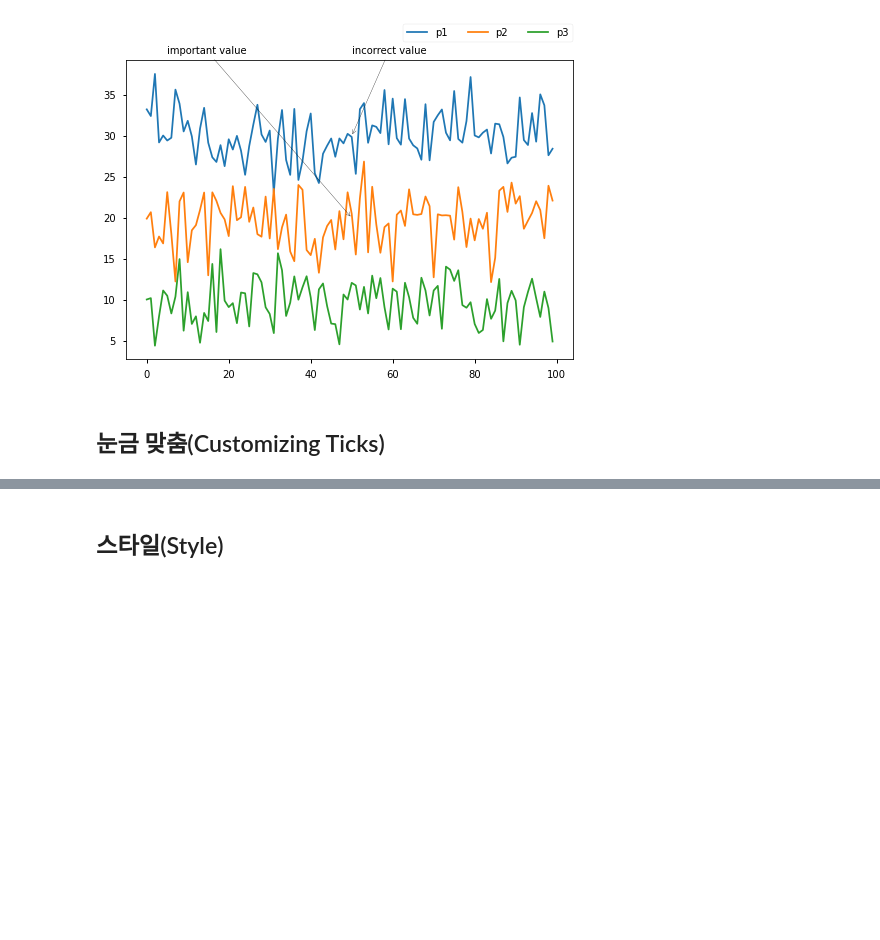
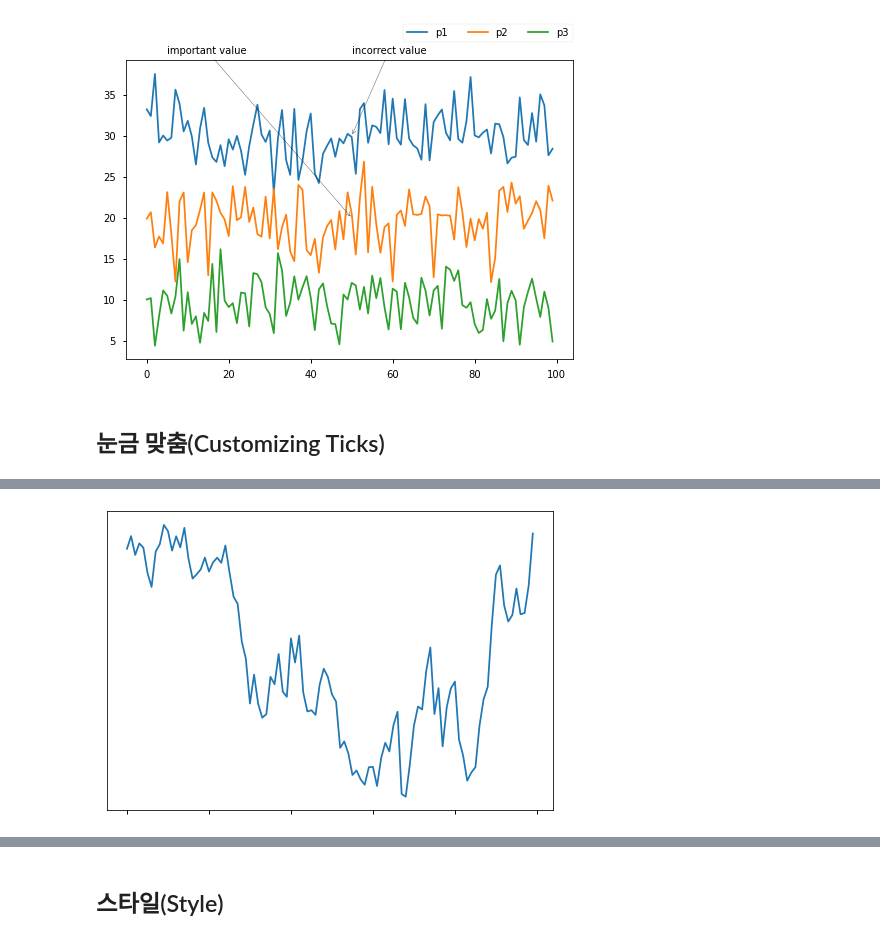
Before and after one commit to wjlee611/studyPython_Library, a Jupyter notebook: Matplotlib/_Matplotlib_한번에_제대로_배우기.ipynb, the cells around one changed output, grey strips where cells are left out. Cells and saved outputs as stored; diff of their text form; code cells hidden in the pictures; blank space fills up the shorter version.

```diff
--- a/Matplotlib/_Matplotlib_한번에_제대로_배우기.ipynb
+++ b/Matplotlib/_Matplotlib_한번에_제대로_배우기.ipynb
@@ -349,0 +354,8 @@ plt.annotate('incorrect value', (50, 30), xytext=(50, 40), arrowprops=dict(arrow
+# %%
+ax = plt.axes()
+ax.plot(np.random.randn(100).cumsum())
+
+ax.yaxis.set_major_locator(plt.NullLocator())
+ax.xaxis.set_major_formatter(plt.NullFormatter())
+# %% [output]
+[figure, added]
```
Also changed, not shown: parts of 10 cells of this notebook.
